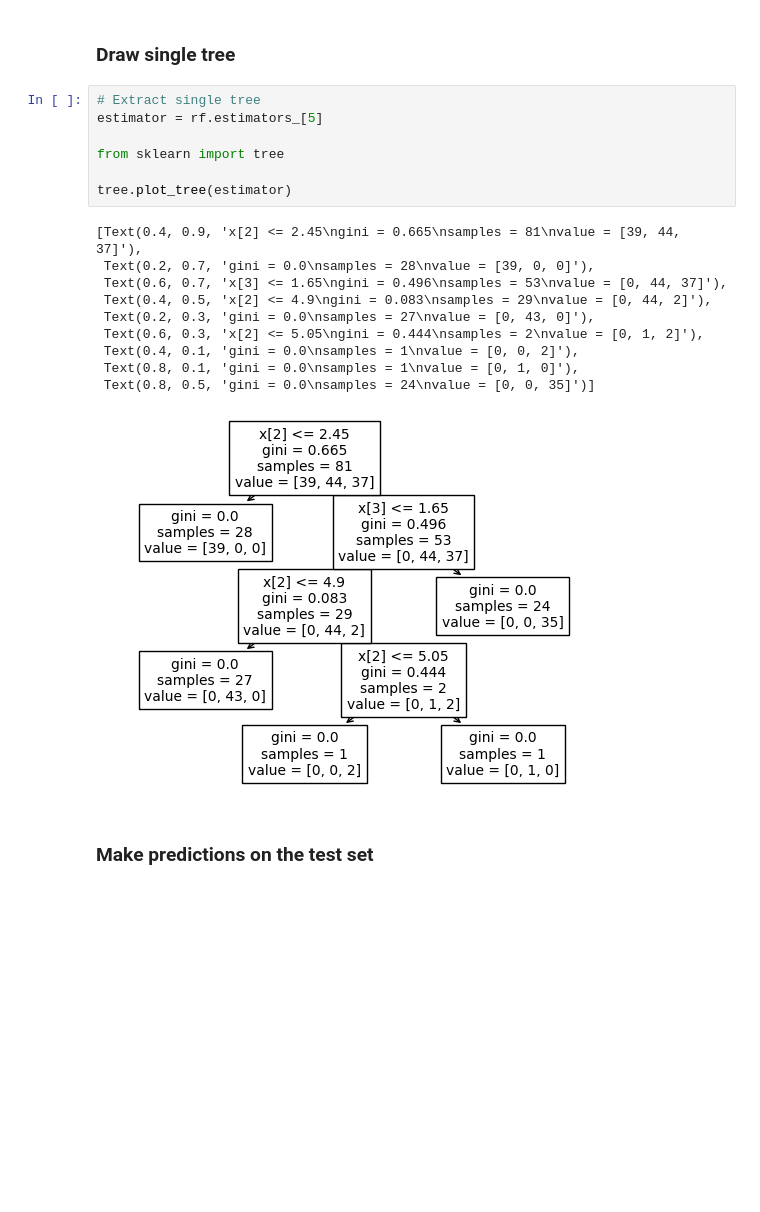
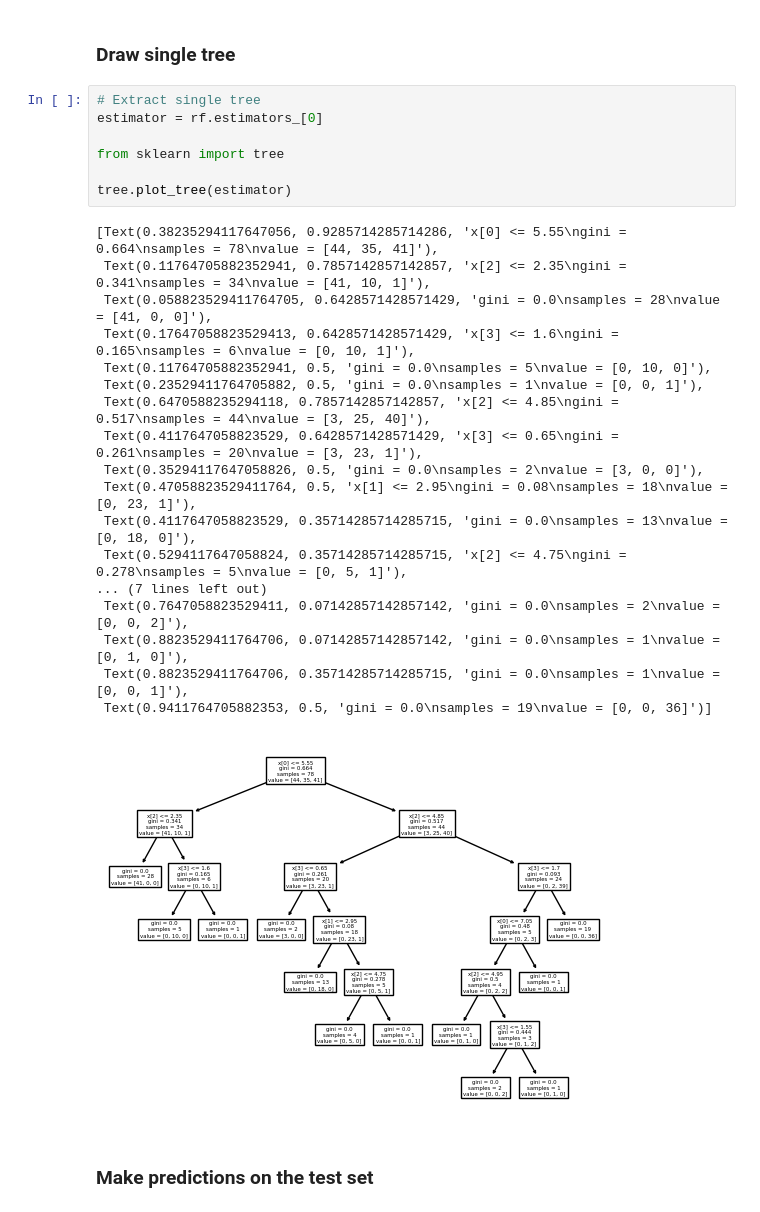
Before and after one commit to makee5/ML_ADS, a Jupyter notebook: notebooks/session_16/examples.ipynb, the cells around one changed output. Drawn from its saved outputs; the diff is of its cells as text; blank space fills up the shorter version.

```diff
--- a/notebooks/session_16/examples.ipynb
+++ b/notebooks/session_16/examples.ipynb
@@ -43,22 +47,30 @@ rf.oob_score_
 ### Draw single tree
 # %%
 # Extract single tree
-estimator = rf.estimators_[5]
+estimator = rf.estimators_[0]
 
 from sklearn import tree
 
 tree.plot_tree(estimator)
 # %% [output]
-[Text(0.4, 0.9, 'x[2] <= 2.45\ngini = 0.665\nsamples = 81\nvalue = [39, 44, 37]'),
- Text(0.2, 0.7, 'gini = 0.0\nsamples = 28\nvalue = [39, 0, 0]'),
- Text(0.6, 0.7, 'x[3] <= 1.65\ngini = 0.496\nsamples = 53\nvalue = [0, 44, 37]'),
- Text(0.4, 0.5, 'x[2] <= 4.9\ngini = 0.083\nsamples = 29\nvalue = [0, 44, 2]'),
- Text(0.2, 0.3, 'gini = 0.0\nsamples = 27\nvalue = [0, 43, 0]'),
- Text(0.6, 0.3, 'x[2] <= 5.05\ngini = 0.444\nsamples = 2\nvalue = [0, 1, 2]'),
- Text(0.4, 0.1, 'gini = 0.0\nsamples = 1\nvalue = [0, 0, 2]'),
- Text(0.8, 0.1, 'gini = 0.0\nsamples = 1\nvalue = [0, 1, 0]'),
- Text(0.8, 0.5, 'gini = 0.0\nsamples = 24\nvalue = [0, 0, 35]')]
+[Text(0.38235294117647056, 0.9285714285714286, 'x[0] <= 5.55\ngini = 0.664\nsamples = 78\nvalue = [44, 35, 41]'),
+ Text(0.11764705882352941, 0.7857142857142857, 'x[2] <= 2.35\ngini = 0.341\nsamples = 34\nvalue = [41, 10, 1]'),
+ Text(0.058823529411764705, 0.6428571428571429, 'gini = 0.0\nsamples = 28\nvalue = [41, 0, 0]'),
+ Text(0.17647058823529413, 0.6428571428571429, 'x[3] <= 1.6\ngini = 0.165\nsamples = 6\nvalue = [0, 10, 1]'),
+ Text(0.11764705882352941, 0.5, 'gini = 0.0\nsamples = 5\nvalue = [0, 10, 0]'),
+ Text(0.23529411764705882, 0.5, 'gini = 0.0\nsamples = 1\nvalue = [0, 0, 1]'),
+ Text(0.6470588235294118, 0.7857142857142857, 'x[2] <= 4.85\ngini = 0.517\nsamples = 44\nvalue = [3, 25, 40]'),
+ Text(0.4117647058823529, 0.6428571428571429, 'x[3] <= 0.65\ngini = 0.261\nsamples = 20\nvalue = [3, 23, 1]'),
+ Text(0.35294117647058826, 0.5, 'gini = 0.0\nsamples = 2\nvalue = [3, 0, 0]'),
+ Text(0.47058823529411764, 0.5, 'x[1] <= 2.95\ngini = 0.08\nsamples = 18\nvalue = [0, 23, 1]'),
+ Text(0.4117647058823529, 0.35714285714285715, 'gini = 0.0\nsamples = 13\nvalue = [0, 18, 0]'),
+ Text(0.5294117647058824, 0.35714285714285715, 'x[2] <= 4.75\ngini = 0.278\nsamples = 5\nvalue = [0, 5, 1]'),
+... (7 lines left out)
+ Text(0.7647058823529411, 0.07142857142857142, 'gini = 0.0\nsamples = 2\nvalue = [0, 0, 2]'),
+ Text(0.8823529411764706, 0.07142857142857142, 'gini = 0.0\nsamples = 1\nvalue = [0, 1, 0]'),
+ Text(0.8823529411764706, 0.35714285714285715, 'gini = 0.0\nsamples = 1\nvalue = [0, 0, 1]'),
+ Text(0.9411764705882353, 0.5, 'gini = 0.0\nsamples = 19\nvalue = [0, 0, 36]')]
-[figure, old version]
+[figure, new version]
 # %% [markdown]
 ### Make predictions on the test set
 # %%
```
Also changed, not shown: parts of 1 cell of this notebook, 5 other files.
